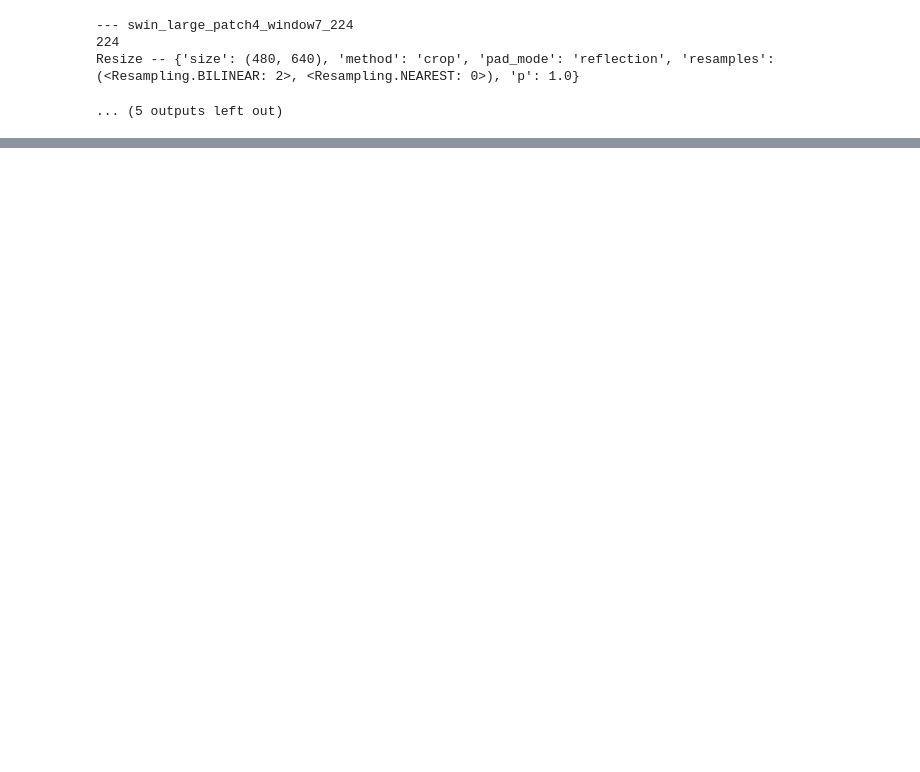
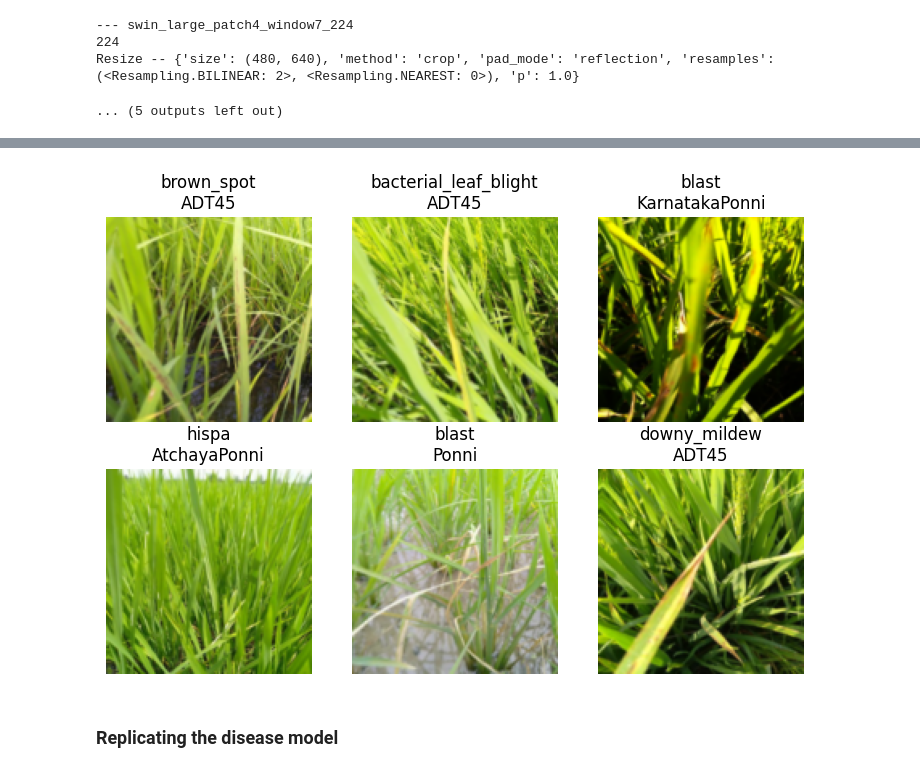
Before and after one commit to pratikasarkar/paddy_doctor, a Jupyter notebook: notebooks/paddydoctor.ipynb, the cells around one changed output, grey strips where cells are left out. Drawn from its saved outputs; the diff is of its cells as text; code cells hidden in the pictures; blank space fills up the shorter version.

```diff
--- a/notebooks/paddydoctor.ipynb
+++ b/notebooks/paddydoctor.ipynb
@@ -368,0 +395,3 @@ Resize -- {'size': (480, 640), 'method': 'crop', 'pad_mode': 'reflection', 'resa
+# %%
+df = pd.read_csv(path/'data'/'train.csv', index_col='image_id')
+df.head()
@@ -368,0 +406,18 @@ Resize -- {'size': (480, 640), 'method': 'crop', 'pad_mode': 'reflection', 'resa
+# %%
+def get_variety(p): return df.loc[p.name, 'variety']
+# %%
+dls = DataBlock(
+    blocks=(ImageBlock, CategoryBlock, CategoryBlock),
+    n_inp=1,
+    get_items= get_image_files,
+    get_y=[parent_label, get_variety],
+    splitter=RandomSplitter(0.2, seed=42),
+    item_tfms=Resize(192, method='squish'),
+    batch_tfms=aug_transforms(size=128, min_scale=0.75)
+).dataloaders(trn_path)
+# %%
+dls.show_batch(max_n = 6)
+# %% [output]
+[figure, added]
+# %% [markdown]
+### Replicating the disease model
```
Also changed, not shown: parts of 22 cells of this notebook.
